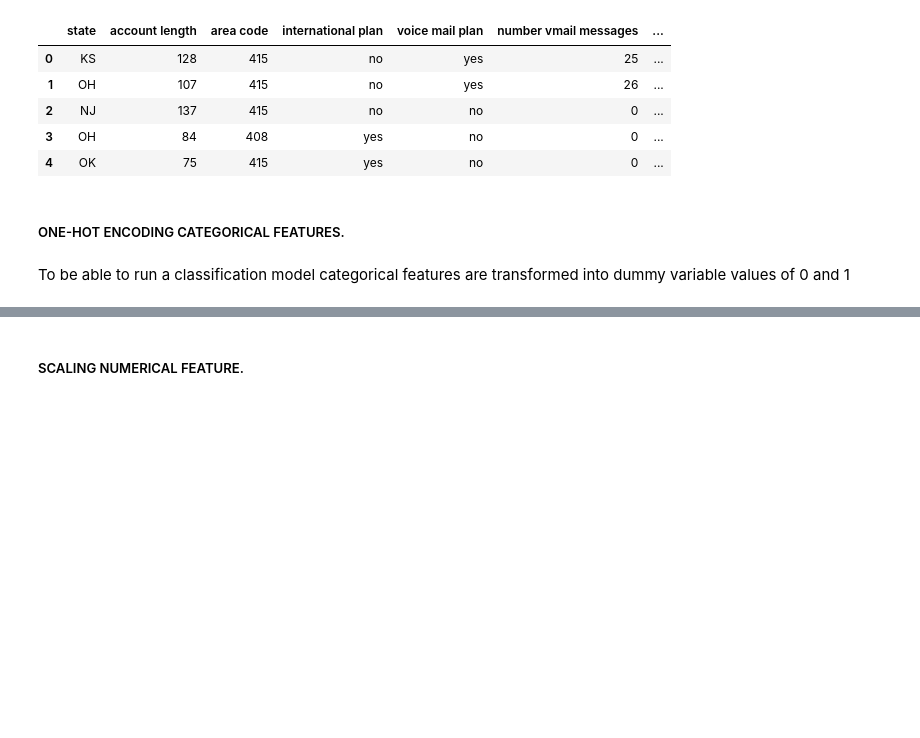
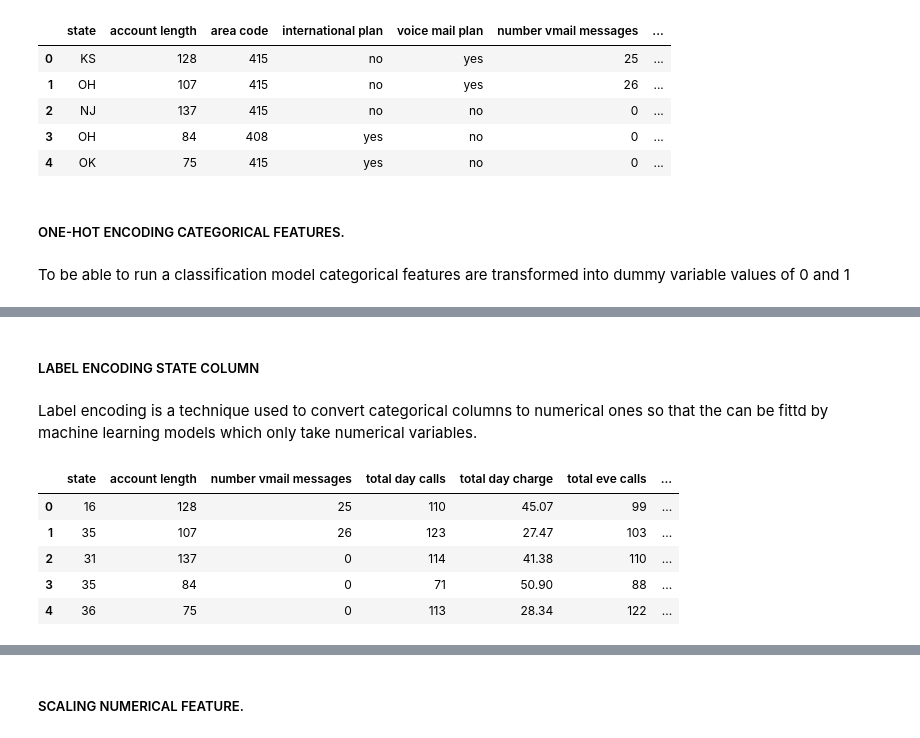
Before and after one commit to Saoke1219/syriatel_churn, a Jupyter notebook: Syriatel_churn_analysis.ipynb, the cells around one changed output, grey strips where cells are left out. Cells and saved outputs as stored; diff of their text form; code cells hidden in the pictures; blank space fills up the shorter version.

```diff
--- a/Syriatel_churn_analysis.ipynb
+++ b/Syriatel_churn_analysis.ipynb
@@ -494,0 +494,16 @@ new_df2.head()
+# %% [markdown]
+#####  LABEL ENCODING  STATE COLUMN
+# %% [markdown]
+Label encoding is a technique used to convert categorical columns to numerical ones so that the can be fittd by machine learning models which only take numerical variables.
+# %%
+le = LabelEncoder()
+le.fit(new_df2['state'])
+new_df2['state'] = le.transform(new_df2['state'])
+new_df2.head()
+# %% [output]
+|  | state | account length | number vmail messages | total day calls | total day charge | total eve calls | ... |
+| 0 | 16 | 128 | 25 | 110 | 45.07 | 99 | ... |
+| 1 | 35 | 107 | 26 | 123 | 27.47 | 103 | ... |
+| 2 | 31 | 137 | 0 | 114 | 41.38 | 110 | ... |
+| 3 | 35 | 84 | 0 | 71 | 50.90 | 88 | ... |
+| 4 | 36 | 75 | 0 | 113 | 28.34 | 122 | ... |
```
Also changed, not shown: parts of 7 cells of this notebook.
